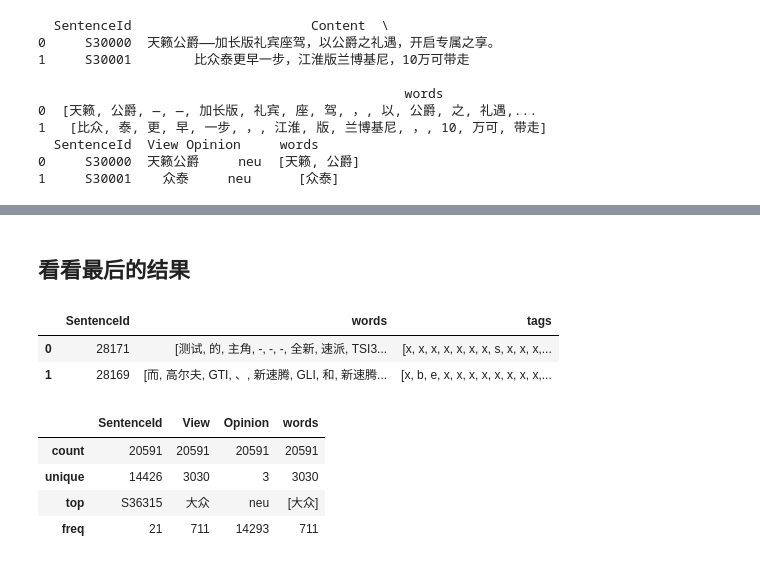
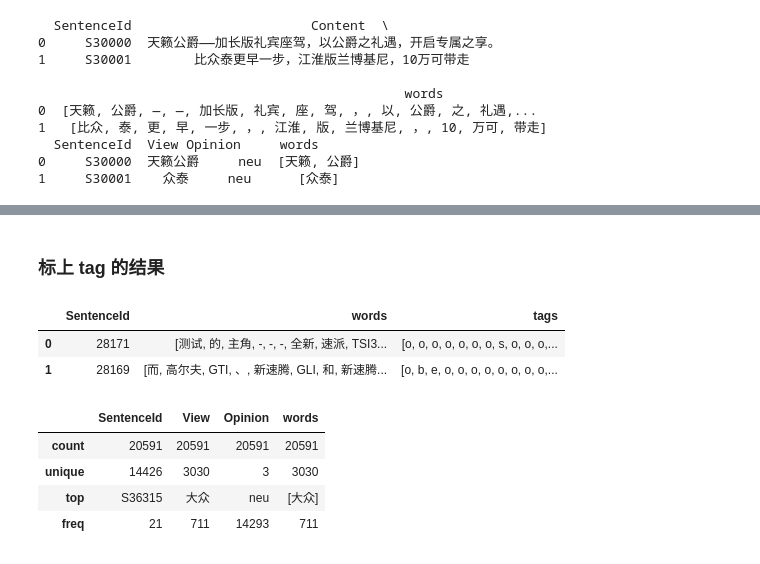
Before and after one commit to yongyehuang/view_based_sentiment, a Jupyter notebook: notebook/data_preprocess.ipynb, the cells around one changed output, grey strips where cells are left out. Saved outputs shown, nothing was run; the diff lists cells and outputs as text; code cells hidden in the pictures.

```diff
--- a/notebook/data_preprocess.ipynb
+++ b/notebook/data_preprocess.ipynb
@@ -222,13 +224,13 @@ Wall time: 238 ms
 all view num = 10977; miss view num = 900; missing rate = 0.08
-# %% [markdown]
-## 看看最后的结果
+# %% [markdown]
+### 标上 tag 的结果
 # %%
-df_train = pd.concat([df_Train.loc[:, ['SentenceId', 'words', 'tags']],df_Train.loc[:, ['SentenceId', 'words', 'tags']]])
+df_train = pd.concat([df_Train.loc[:, ['SentenceId', 'words', 'tags']],df_TrainSecond.loc[:, ['SentenceId', 'words', 'tags']]])
 df_train.head(2)
 # %% [output]
 |  | SentenceId | words | tags |
-| 0 | 28171 | [测试, 的, 主角, -, -, -, 全新, 速派, TSI3... | [x, x, x, x, x, x, x, s, x, x, x,... |
-| 1 | 28169 | [而, 高尔夫, GTI, 、, 新速腾, GLI, 和, 新速腾... | [x, b, e, x, x, x, x, x, x, x, x,... |
+| 0 | 28171 | [测试, 的, 主角, -, -, -, 全新, 速派, TSI3... | [o, o, o, o, o, o, o, s, o, o, o,... |
+| 1 | 28169 | [而, 高尔夫, GTI, 、, 新速腾, GLI, 和, 新速腾... | [o, b, e, o, o, o, o, o, o, o, o,... |
 # %%
 df_label = pd.concat([df_Label, df_LabelSecond])
 df_label.describe()
```
Also changed, not shown: parts of 24 cells of this notebook, 3 other files.
